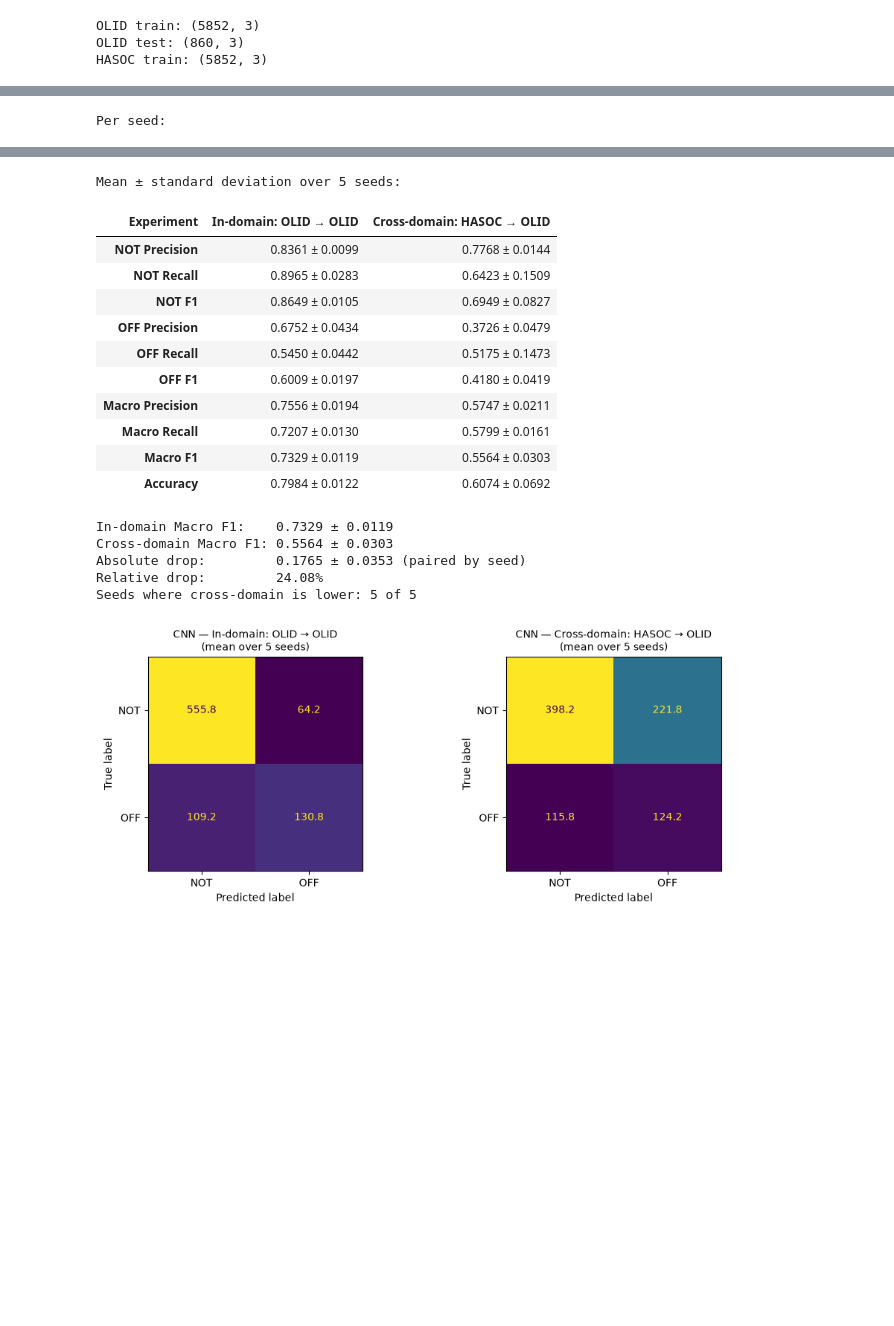
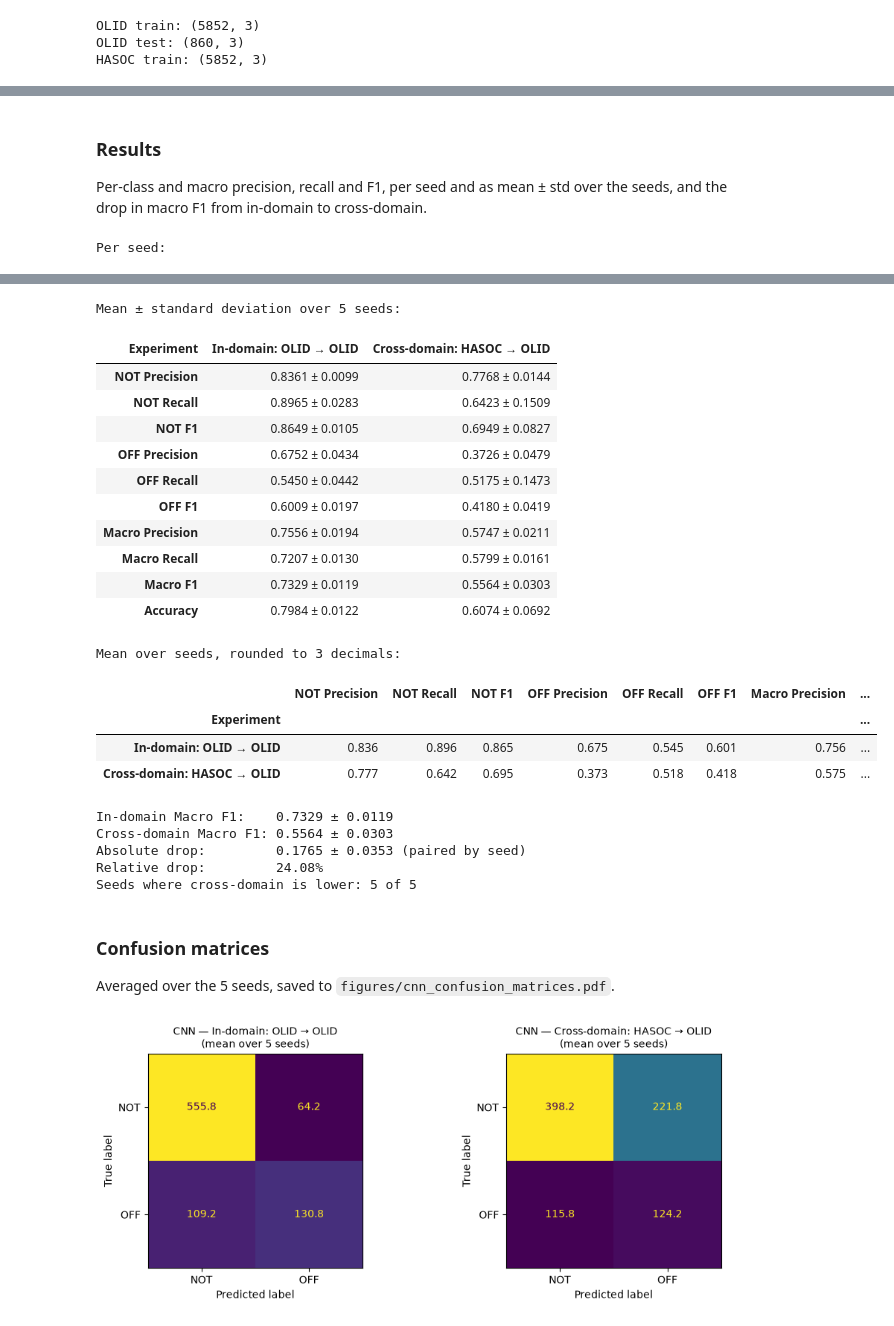
Before and after one commit to s4ddo/subjective-assignment-3, a Jupyter notebook: CNN.ipynb, the cells around one changed output, grey strips where cells are left out. Saved outputs shown, nothing was run; the diff lists cells and outputs as text; code cells hidden in the pictures; blank space fills up the shorter version.

Commit message:
CNN notebook: section headers, save confusion-matrix figure, 3-decimal summary
Co-Authored-By: Claude Opus 5.5 <noreply@anthropic.com>

```diff
--- a/CNN.ipynb
+++ b/CNN.ipynb
@@ -179,3 +191,6 @@ for key, setup in CNN_SETUPS.items():
+# %% [markdown]
+### Results
+Per-class and macro precision, recall and F1, per seed and as mean ± std over the seeds, and the drop in macro F1 from in-domain to cross-domain.
 # %%
 cnn_seed_rows = []
 cnn_seed_cms = {key: [] for key in CNN_SETUPS}
@@ -199,6 +214,9 @@ print(f"\nMean ± standard deviation over {len(CNN_SEEDS)} seeds:")
 cnn_summary = cnn_mean.map(lambda v: f"{v:.4f}") + " ± " + cnn_std.map(lambda v: f"{v:.4f}")
 display(cnn_summary.T)
 
+print("\nMean over seeds, rounded to 3 decimals:")
+display(cnn_mean.round(3))
+
 # Cross-domain drop in macro F1
 cnn_in_f1 = cnn_seed_metrics[cnn_seed_metrics["Experiment"] == CNN_SETUPS["in_domain"]["name"]].set_index("Seed")["Macro F1"]
 cnn_cross_f1 = cnn_seed_metrics[cnn_seed_metrics["Experiment"] == CNN_SETUPS["cross_domain"]["name"]].set_index("Seed")["Macro F1"]
@@ -208,38 +226,46 @@ print(f"In-domain Macro F1:    {cnn_in_f1.mean():.4f} ± {cnn_in_f1.std():.4f}")
 print(f"Cross-domain Macro F1: {cnn_cross_f1.mean():.4f} ± {cnn_cross_f1.std():.4f}")
 print(f"Absolute drop:         {cnn_paired_drop.mean():.4f} ± {cnn_paired_drop.std():.4f} (paired by seed)")
 print(f"Relative drop:         {cnn_paired_drop.mean() / cnn_in_f1.mean() * 100:.2f}%")
 print(f"Seeds where cross-domain is lower: {(cnn_paired_drop > 0).sum()} of {len(cnn_paired_drop)}")
 # %% [output]
 Per seed:
 |  |  | NOT Precision | NOT Recall | NOT F1 | OFF Precision | OFF Recall | OFF F1 | Macro Precision | ... |
 | Experiment | Seed |  |  |  |  |  |  |  | ... |
 | In-domain: OLID → OLID | 0 | 0.8271 | 0.9258 | 0.8737 | 0.7229 | 0.5000 | 0.5911 | 0.7750 | ... |
 |  | 1 | 0.8239 | 0.9129 | 0.8661 | 0.6879 | 0.4958 | 0.5763 | 0.7559 | ... |
 |  | 2 | 0.8402 | 0.8903 | 0.8645 | 0.6650 | 0.5625 | 0.6095 | 0.7526 | ... |
 |  | 3 | 0.8457 | 0.9016 | 0.8728 | 0.6935 | 0.5750 | 0.6287 | 0.7696 | ... |
 |  | 4 | 0.8435 | 0.8516 | 0.8475 | 0.6068 | 0.5917 | 0.5992 | 0.7251 | ... |
 | Cross-domain: HASOC → OLID | 0 | 0.7831 | 0.7452 | 0.7636 | 0.4148 | 0.4667 | 0.4392 | 0.5989 | ... |
 |  | 1 | 0.7561 | 0.8548 | 0.8024 | 0.4340 | 0.2875 | 0.3459 | 0.5950 | ... |
 |  | 2 | 0.7686 | 0.5677 | 0.6531 | 0.3333 | 0.5583 | 0.4174 | 0.5509 | ... |
 |  | 3 | 0.7845 | 0.5403 | 0.6399 | 0.3418 | 0.6167 | 0.4398 | 0.5632 | ... |
 |  | 4 | 0.7919 | 0.5032 | 0.6154 | 0.3391 | 0.6583 | 0.4476 | 0.5655 | ... |
 Mean ± standard deviation over 5 seeds:
 | Experiment | In-domain: OLID → OLID | Cross-domain: HASOC → OLID |
 | NOT Precision | 0.8361 ± 0.0099 | 0.7768 ± 0.0144 |
 | NOT Recall | 0.8965 ± 0.0283 | 0.6423 ± 0.1509 |
 | NOT F1 | 0.8649 ± 0.0105 | 0.6949 ± 0.0827 |
 | OFF Precision | 0.6752 ± 0.0434 | 0.3726 ± 0.0479 |
 | OFF Recall | 0.5450 ± 0.0442 | 0.5175 ± 0.1473 |
 | OFF F1 | 0.6009 ± 0.0197 | 0.4180 ± 0.0419 |
 | Macro Precision | 0.7556 ± 0.0194 | 0.5747 ± 0.0211 |
 | Macro Recall | 0.7207 ± 0.0130 | 0.5799 ± 0.0161 |
 | Macro F1 | 0.7329 ± 0.0119 | 0.5564 ± 0.0303 |
 | Accuracy | 0.7984 ± 0.0122 | 0.6074 ± 0.0692 |
-In-domain Macro F1:    0.7329 ± 0.0119
-Cross-domain Macro F1: 0.5564 ± 0.0303
-Absolute drop:         0.1765 ± 0.0353 (paired by seed)
-Relative drop:         24.08%
-Seeds where cross-domain is lower: 5 of 5
+Mean over seeds, rounded to 3 decimals:
+|  | NOT Precision | NOT Recall | NOT F1 | OFF Precision | OFF Recall | OFF F1 | Macro Precision | ... |
+| Experiment |  |  |  |  |  |  |  | ... |
+| In-domain: OLID → OLID | 0.836 | 0.896 | 0.865 | 0.675 | 0.545 | 0.601 | 0.756 | ... |
+| Cross-domain: HASOC → OLID | 0.777 | 0.642 | 0.695 | 0.373 | 0.518 | 0.418 | 0.575 | ... |
+In-domain Macro F1:    0.7329 ± 0.0119
+Cross-domain Macro F1: 0.5564 ± 0.0303
+Absolute drop:         0.1765 ± 0.0353 (paired by seed)
+Relative drop:         24.08%
+Seeds where cross-domain is lower: 5 of 5
+# %% [markdown]
+### Confusion matrices
+Averaged over the 5 seeds, saved to `figures/cnn_confusion_matrices.pdf`.
 # %%
 # Confusion matrices averaged over the seeds (mean number of tweets per cell)
 fig, axes = plt.subplots(1, 2, figsize=(10, 4))
```
Also changed, not shown: parts of 9 cells of this notebook, 1 other file.
